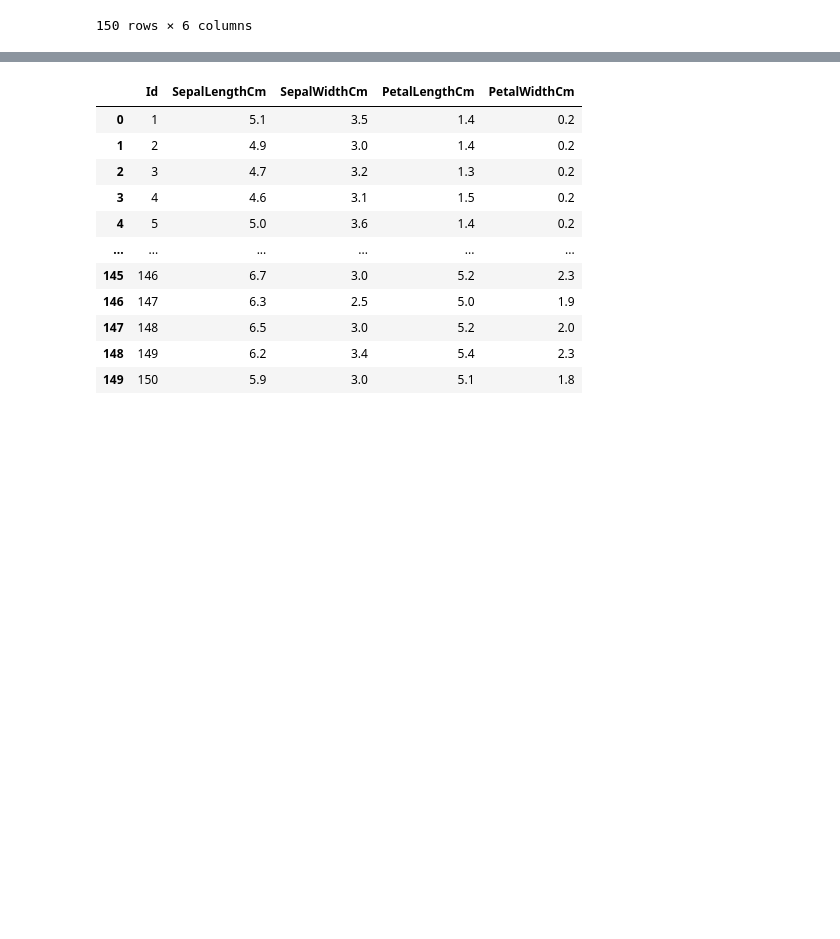
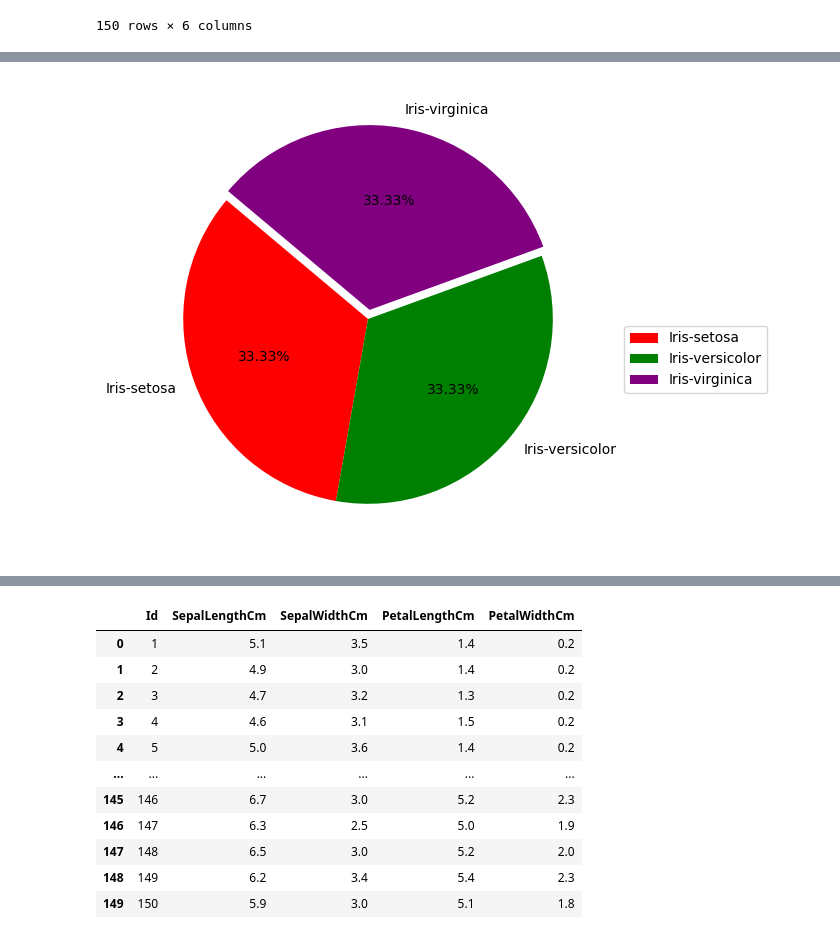
Before and after one commit to bhandariarun/KMC, a Jupyter notebook: week7/day_05/Logistic_Regression.ipynb, the cells around one changed output, grey strips where cells are left out. Drawn from its saved outputs; the diff is of its cells as text; code cells hidden in the pictures; blank space fills up the shorter version.

```diff
--- a/week7/day_05/Logistic_Regression.ipynb
+++ b/week7/day_05/Logistic_Regression.ipynb
@@ -169,0 +170,7 @@ ValueError: incomplete format
+# %%
+plt.figure(figsize=(8,6))
+plt.pie(x=x.values, labels=x.index, autopct="%.2f%%",startangle=140, explode=(0, 0, 0.05),colors=["red","green","purple"])
+plt.legend(bbox_to_anchor= (1.04,0.5))
+plt.show()
+# %% [output]
+[figure, added]
```
Also changed, not shown: parts of 6 cells of this notebook, 3 other files.
